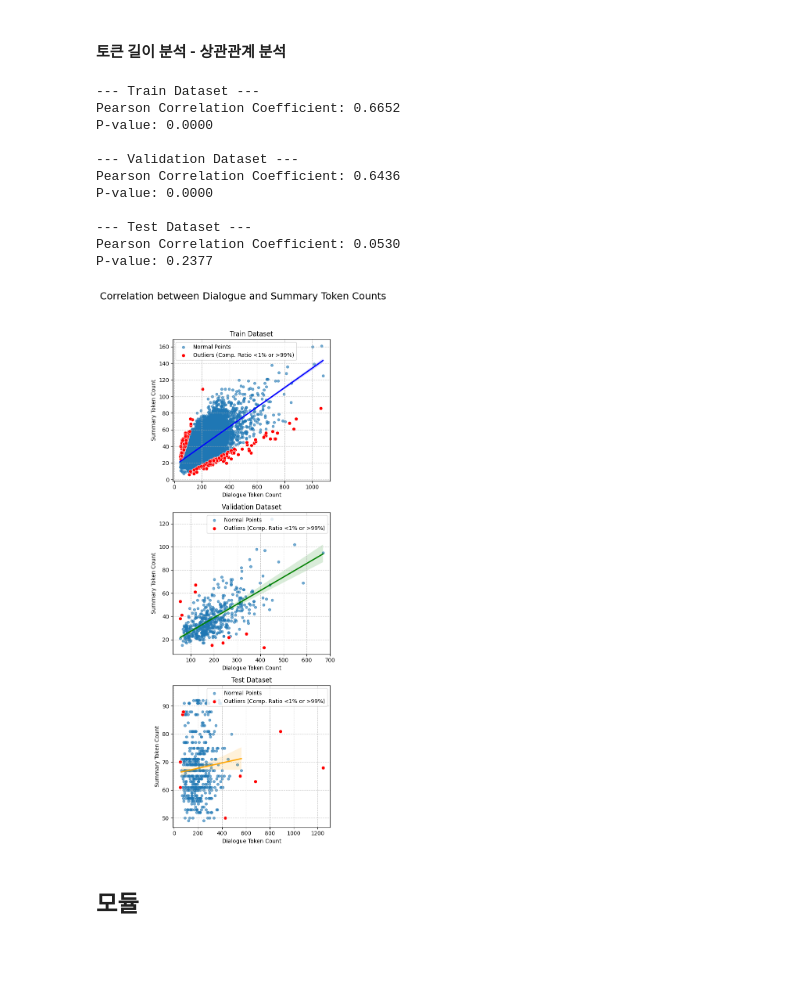
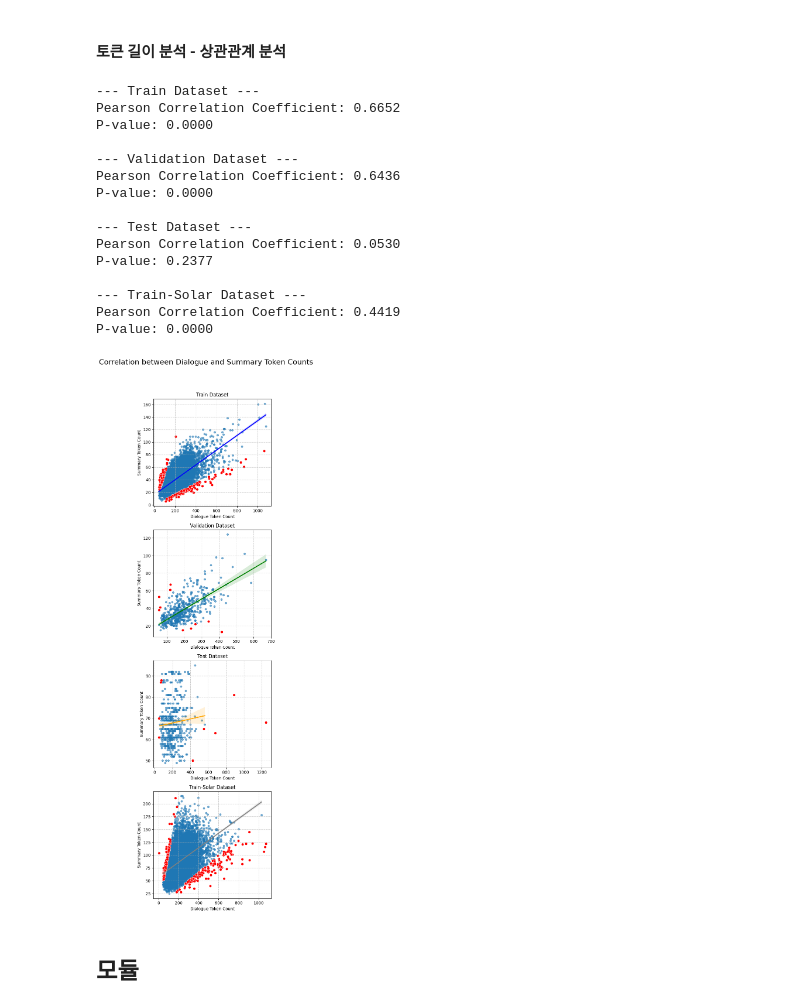
Before and after one commit to skier-song9/upstageailab-nlp-summarization-nlp_5-song, a Jupyter notebook: src/notebooks/00_EDA_length.ipynb, the cells around one changed output. Drawn from its saved outputs; the diff is of its cells as text; code cells hidden in the pictures; blank space fills up the shorter version.

```diff
--- a/src/notebooks/00_EDA_length.ipynb
+++ b/src/notebooks/00_EDA_length.ipynb
@@ -61,6 +68,7 @@ Processing test_df...
 train_df['len_compress_ratio'] = train_df['summary_len_count'] / train_df['dialogue_len_count']
 val_df['len_compress_ratio'] = val_df['summary_len_count'] / val_df['dialogue_len_count']
 test_df['len_compress_ratio'] = test_df['summary_len_count'] / test_df['dialogue_len_count']
+train_solar_en2ko['len_compress_ratio'] = train_solar_en2ko['summary_len_count'] / train_solar_en2ko['dialogue_len_count']
 # %%
 import matplotlib.pyplot as plt
 import seaborn as sns
@@ -116,6 +132,10 @@ val_df['summary_token_count'] = val_df['summary'].progress_apply(lambda x: count
 print("\nProcessing test_df...")
 test_df['dialogue_token_count'] = test_df['dialogue'].progress_apply(lambda x: count_tokens(x, tokenizer))
 test_df['summary_token_count'] = test_df['summary'].progress_apply(lambda x: count_tokens(x, tokenizer))
+
+print("\nProcessing train_solar...")
+train_solar_en2ko['dialogue_token_count'] = train_solar_en2ko['dialogue'].progress_apply(lambda x: count_tokens(x, tokenizer))
+train_solar_en2ko['summary_token_count'] = train_solar_en2ko['summary'].progress_apply(lambda x: count_tokens(x, tokenizer))
 # %% [output]
 Processing train_df...
 Processing val_df...
@@ -124,6 +145,7 @@ Processing test_df...
 train_df['compress_ratio'] = train_df['summary_token_count'] / train_df['dialogue_token_count']
 val_df['compress_ratio'] = val_df['summary_token_count'] / val_df['dialogue_token_count']
 test_df['compress_ratio'] = test_df['summary_token_count'] / test_df['dialogue_token_count']
+train_solar_en2ko['compress_ratio'] = train_solar_en2ko['summary_token_count'] / train_solar_en2ko['dialogue_token_count']
 # %% [markdown]
 #### 토큰 길이 분포 - 히스토그램
 # %%
@@ -195,17 +220,17 @@ def analyze_and_plot(df, title, ax, color):
 
     # Plot non-outliers first
     sns.regplot(x='dialogue_token_count', y='summary_token_count', data=non_outliers,
-                ax=ax, scatter_kws={'alpha':0.6, 's':20}, line_kws={'color':color}, label='Normal Points')
+                ax=ax, scatter_kws={'alpha':0.6, 's':20}, line_kws={'color':color}, ) #label='Normal Points')
 
     # Plot outliers in red
     if not outliers.empty:
         sns.scatterplot(x='dialogue_token_count', y='summary_token_count', data=outliers,
-                        ax=ax, color='red', s=40, label='Outliers (Comp. Ratio <1% or >99%)')
+                        ax=ax, color='red', s=40, ) #label='Outliers (Comp. Ratio <1% or >99%)')
 
     ax.set_title(title)
     ax.set_xlabel('Dialogue Token Count')
     ax.set_ylabel('Summary Token Count')
-    ax.legend()
+    # ax.legend()
     ax.grid(True, linestyle='--', alpha=0.7)
 
     # Calculate Pearson correlation coefficient and p-value
@@ -215,33 +240,40 @@ def analyze_and_plot(df, title, ax, color):
     print(f"P-value: {p_value:.4f}")
 # %%
 # Create subplots for visualization
-fig, axes = plt.subplots(nrows=3, ncols=1, figsize=(5, 15))
+fig, axes = plt.subplots(nrows=4, ncols=1, figsize=(5, 20))
 fig.suptitle('Correlation between Dialogue and Summary Token Counts', fontsize=18, y=0.98)
 
 # Analyze and plot for train_df
 analyze_and_plot(train_df, 'Train Dataset', axes[0], 'blue')
 
 # Analyze and plot for val_df
 analyze_and_plot(val_df, 'Validation Dataset', axes[1], 'green')
 
 # Analyze and plot for test_df
 analyze_and_plot(test_df, 'Test Dataset', axes[2], 'orange')
 
+# Analyze and plot for train_solar
+analyze_and_plot(train_solar_en2ko, 'Train-Solar Dataset', axes[3], 'gray')
+
 plt.tight_layout(rect=[0, 0.03, 1, 0.95]) # Adjust layout to prevent title overlap
 plt.show()
 # %% [output]
 --- Train Dataset ---
 Pearson Correlation Coefficient: 0.6652
 P-value: 0.0000
 
 --- Validation Dataset ---
 Pearson Correlation Coefficient: 0.6436
 P-value: 0.0000
 
 --- Test Dataset ---
 Pearson Correlation Coefficient: 0.0530
 P-value: 0.2377
+
+--- Train-Solar Dataset ---
+Pearson Correlation Coefficient: 0.4419
+P-value: 0.0000
-[figure, old version]
+[figure, new version]
 # %% [markdown]
 ## 모듈
 # %% [markdown]
```
Also changed, not shown: parts of 27 cells of this notebook, 6 other files.
